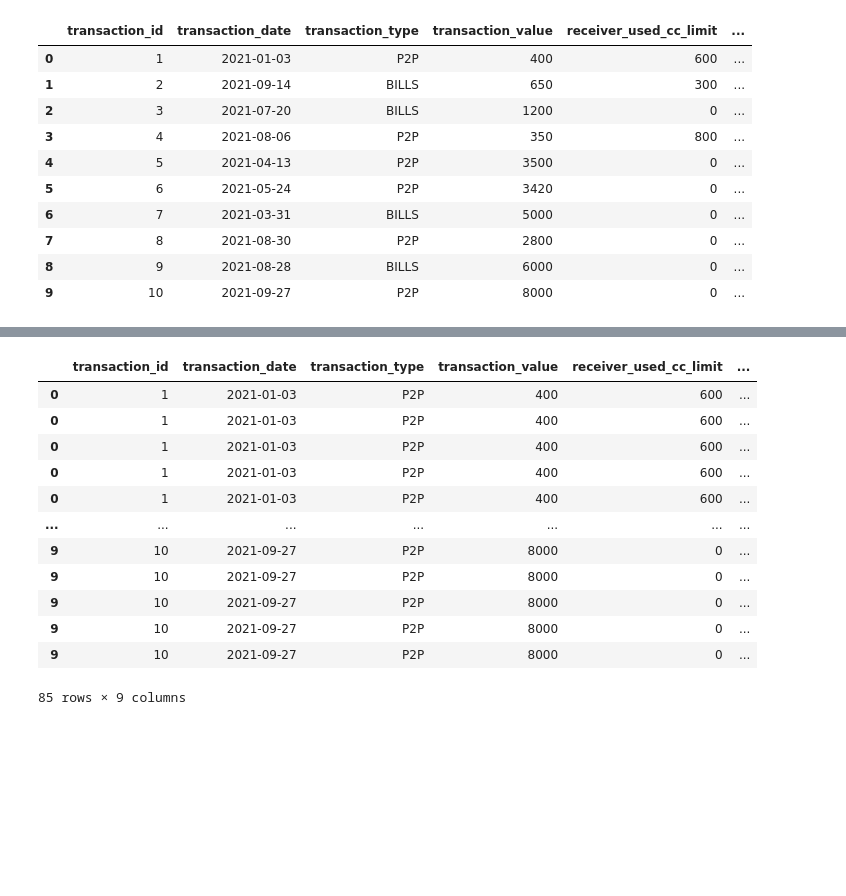
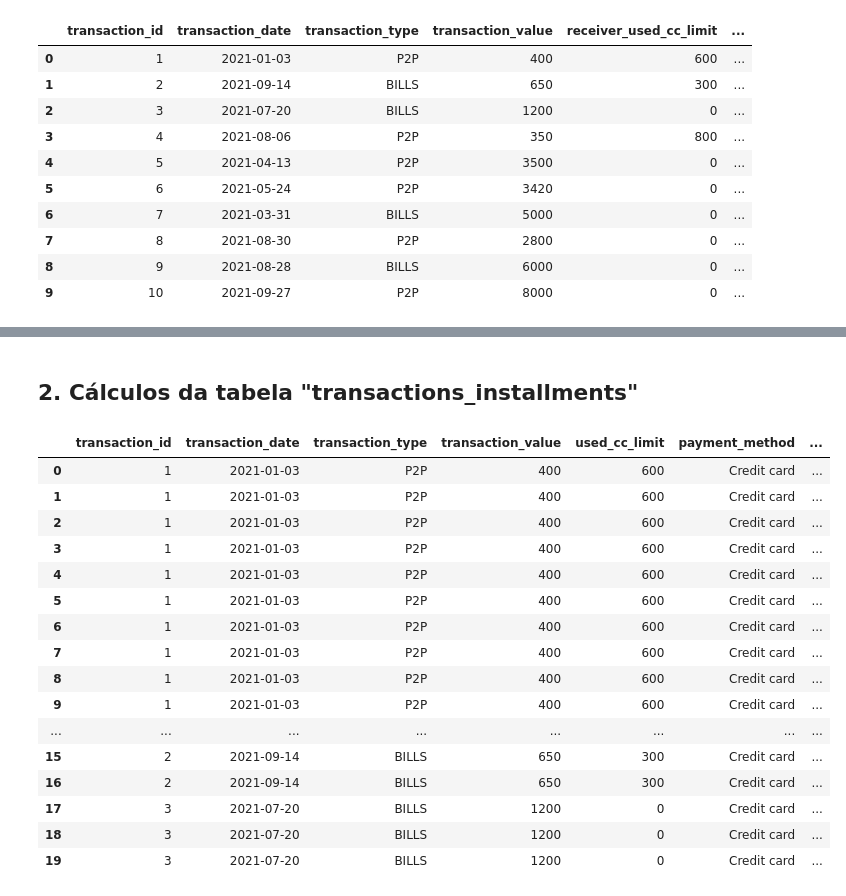
Before and after one commit to tainahguerras/CasePicPay05_25, a Jupyter notebook: manipulacao-de-dados.ipynb, the cells around one changed output, grey strips where cells are left out. Cells and saved outputs as stored; diff of their text form; code cells hidden in the pictures; blank space fills up the shorter version.

Commit message:
criação e calculos tabela transactions_installments

```diff
--- a/manipulacao-de-dados.ipynb
+++ b/manipulacao-de-dados.ipynb
@@ -113,6 +113,8 @@ transactions['p2p_surcharge'] = np.where(
     0
 )
 
+transactions['p2p_surcharge'] = np.round(transactions['p2p_surcharge'], 2)
+
 transactions
 # %% [output]
 |  | transaction_id | transaction_date | transaction_type | transaction_value | receiver_used_cc_limit | ... |
@@ -136,6 +138,8 @@ transactions['bills_surcharge'] = np.where(
     0
 )
 
+transactions['bills_surcharge'] = np.round(transactions['bills_surcharge'], 2)
+
 transactions
 # %% [output]
 |  | transaction_id | transaction_date | transaction_type | transaction_value | receiver_used_cc_limit | ... |
@@ -172,7 +176,7 @@ n = transactions['installments']
 
 transactions['individual_installment'] = np.where(
     (
-        (transactions['transaction_type'] == 'BILLS') &
+        #(transactions['transaction_type'] == 'BILLS') &
         (transactions['payment_method'] == 'Credit card') &
         (transactions['installments'] > 1)
     ),
@@ -180,6 +184,8 @@ transactions['individual_installment'] = np.where(
     0
 )
 
+transactions['individual_installment'] = np.round(transactions['individual_installment'], 2)
+
 transactions
 # %% [output]
 |  | transaction_id | transaction_date | transaction_type | transaction_value | receiver_used_cc_limit | ... |
@@ -196,7 +202,7 @@ transactions
 # %%
 transactions['installment_fee'] = np.where(
     (
-        (transactions['transaction_type'] == 'BILLS') &
+        #(transactions['transaction_type'] == 'BILLS') &
         (transactions['payment_method'] == 'Credit card') &
         (transactions['installments'] > 1)
     ),
@@ -246,20 +225,45 @@ transactions_installments.rename(columns={'receiver_used_cc_limit': 'used_cc_lim
-# %%
-transactions_installments = transactions_installments.loc[transactions_installments.index.repeat(transactions_installments['installments'])].copy()
-transactions_installments['installment_number'] = transactions_installments.groupby('transaction_id').cumcount(ascending=False) + 1
-transactions_installments['installments'] = transactions_installments['installment_number']
-
-transactions_installments
-# %% [output]
-|  | transaction_id | transaction_date | transaction_type | transaction_value | receiver_used_cc_limit | ... |
-| 0 | 1 | 2021-01-03 | P2P | 400 | 600 | ... |
-| 0 | 1 | 2021-01-03 | P2P | 400 | 600 | ... |
-| 0 | 1 | 2021-01-03 | P2P | 400 | 600 | ... |
-| 0 | 1 | 2021-01-03 | P2P | 400 | 600 | ... |
-| 0 | 1 | 2021-01-03 | P2P | 400 | 600 | ... |
-| ... | ... | ... | ... | ... | ... | ... |
-| 9 | 10 | 2021-09-27 | P2P | 8000 | 0 | ... |
-| 9 | 10 | 2021-09-27 | P2P | 8000 | 0 | ... |
-| 9 | 10 | 2021-09-27 | P2P | 8000 | 0 | ... |
-| 9 | 10 | 2021-09-27 | P2P | 8000 | 0 | ... |
-| 9 | 10 | 2021-09-27 | P2P | 8000 | 0 | ... |
-85 rows × 9 columns
+# %% [markdown]
+## 2. Cálculos da tabela "transactions_installments"
+# %%
+drop_columns = [
+        'p2p_surcharge_rate',
+        'bills_surcharge_rate',
+        'installment_rate',
+        'p2p_surcharge',
+        'bills_surcharge',
+        'surcharged_transaction_value',
+        'installments',
+        'installment_fee'
+        ]
+
+rename_columns = {
+    'receiver_used_cc_limit': 'used_cc_limit',
+    'individual_installment': 'due_amount'
+}
+
+transactions_installments = transactions[transactions['installments'] > 1].copy()
+transactions_installments['installment_number'] = transactions_installments['installments'].apply(lambda x: list(range(1, int(x) + 1)))
+transactions_installments = transactions_installments.explode('installment_number')
+transactions_installments = transactions_installments.reset_index(drop=True)
+transactions_installments = transactions_installments.drop(drop_columns, axis='columns')
+transactions_installments = transactions_installments.rename(columns=rename_columns)
+
+transactions_installments.head(20)
+# %% [output]
+|  | transaction_id | transaction_date | transaction_type | transaction_value | used_cc_limit | payment_method | ... |
+| 0 | 1 | 2021-01-03 | P2P | 400 | 600 | Credit card | ... |
+| 1 | 1 | 2021-01-03 | P2P | 400 | 600 | Credit card | ... |
+| 2 | 1 | 2021-01-03 | P2P | 400 | 600 | Credit card | ... |
+| 3 | 1 | 2021-01-03 | P2P | 400 | 600 | Credit card | ... |
+| 4 | 1 | 2021-01-03 | P2P | 400 | 600 | Credit card | ... |
+| 5 | 1 | 2021-01-03 | P2P | 400 | 600 | Credit card | ... |
+| 6 | 1 | 2021-01-03 | P2P | 400 | 600 | Credit card | ... |
+| 7 | 1 | 2021-01-03 | P2P | 400 | 600 | Credit card | ... |
+| 8 | 1 | 2021-01-03 | P2P | 400 | 600 | Credit card | ... |
+| 9 | 1 | 2021-01-03 | P2P | 400 | 600 | Credit card | ... |
+| ... | ... | ... | ... | ... | ... | ... | ... |
+| 15 | 2 | 2021-09-14 | BILLS | 650 | 300 | Credit card | ... |
+| 16 | 2 | 2021-09-14 | BILLS | 650 | 300 | Credit card | ... |
+| 17 | 3 | 2021-07-20 | BILLS | 1200 | 0 | Credit card | ... |
+| 18 | 3 | 2021-07-20 | BILLS | 1200 | 0 | Credit card | ... |
+| 19 | 3 | 2021-07-20 | BILLS | 1200 | 0 | Credit card | ... |
```
Also changed, not shown: parts of 3 cells of this notebook.
